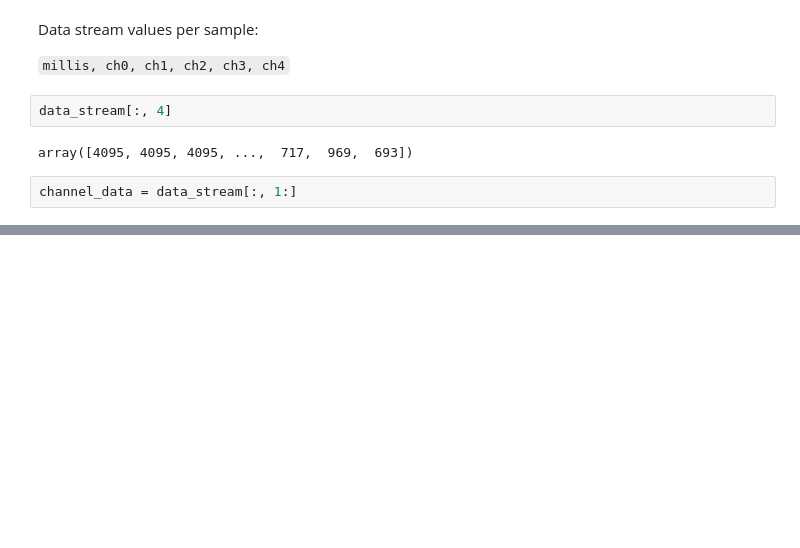
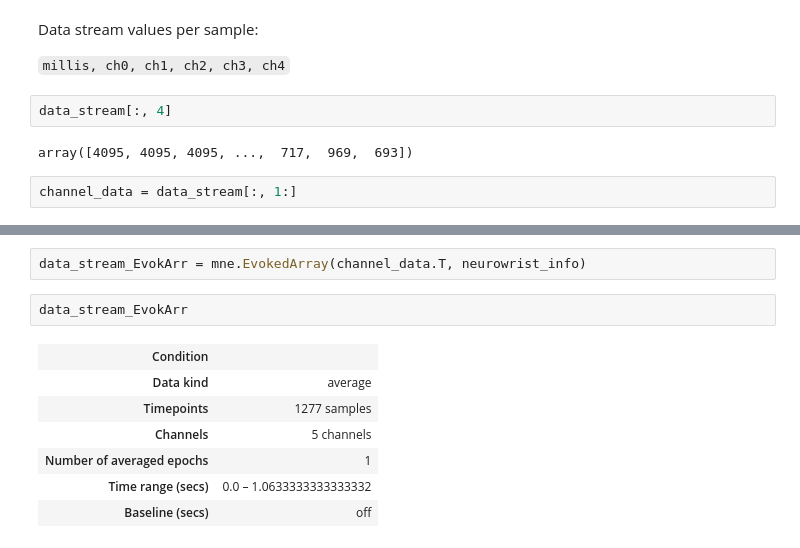
Before and after one commit to neurotech-berkeley/neurowrist-emg-gesture-detection, a Jupyter notebook: analyse_emg.ipynb, the cells around one changed output, grey strips where cells are left out. Cells and saved outputs as stored; diff of their text form; blank space fills up the shorter version.

```diff
--- a/analyse_emg.ipynb
+++ b/analyse_emg.ipynb
@@ -50,0 +71,12 @@ Text(0, 0.5, 'analog value')
+# %%
+data_stream_EvokArr = mne.EvokedArray(channel_data.T, neurowrist_info)
+# %%
+data_stream_EvokArr
+# %% [output]
+| Condition |  |
+| Data kind | average |
+| Timepoints | 1277 samples |
+| Channels | 5 channels |
+| Number of averaged epochs | 1 |
+| Time range (secs) | 0.0 – 1.0633333333333332 |
+| Baseline (secs) | off |
```
Also changed, not shown: parts of 10 cells of this notebook.
